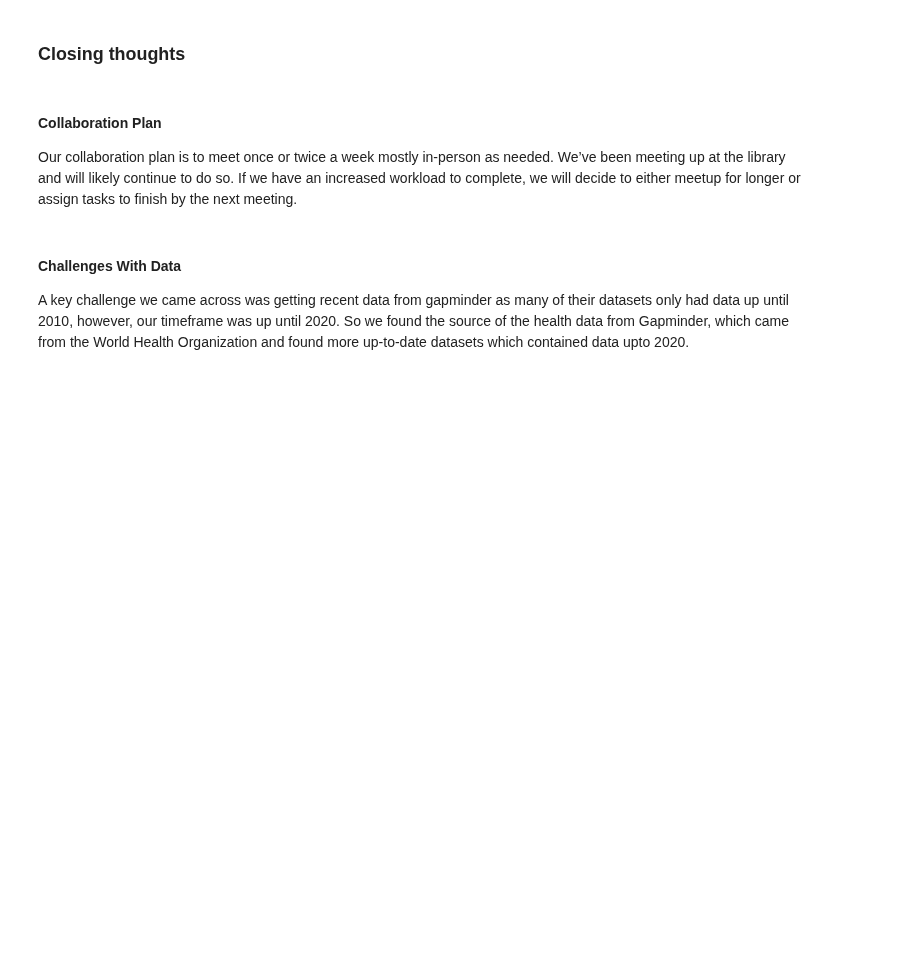
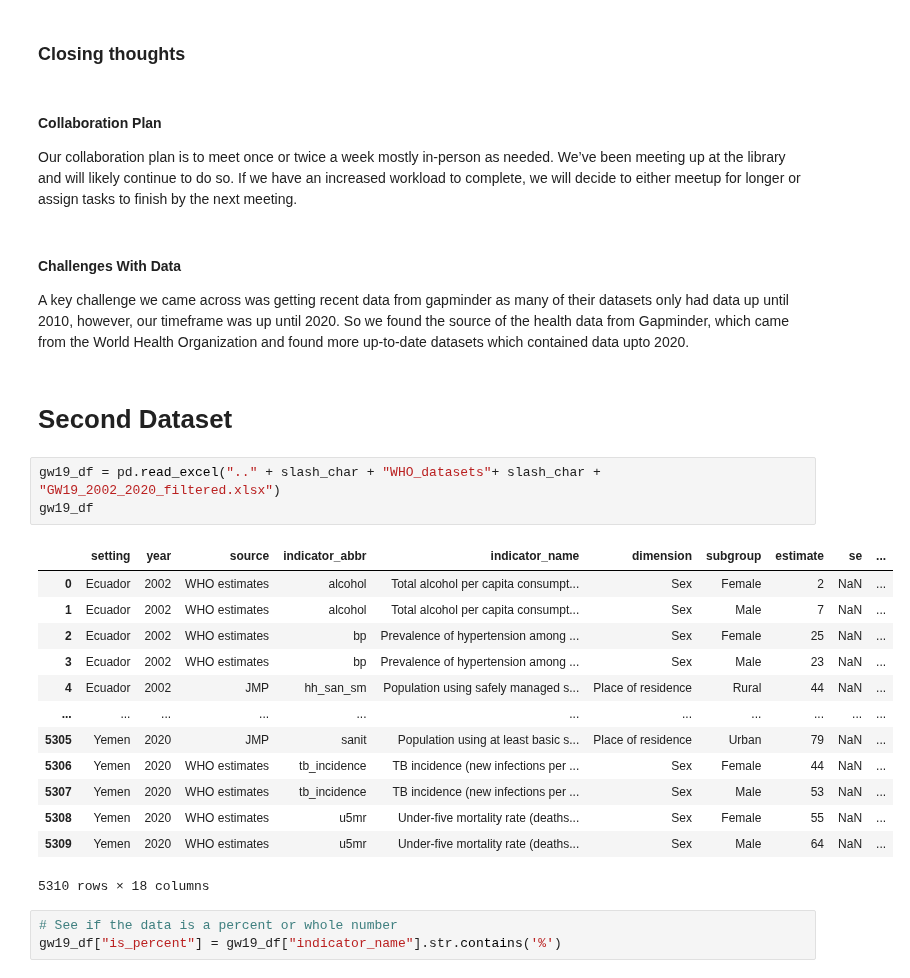
Before and after one commit to chriscallahan99/DataScience_Final_Project, a Jupyter notebook: DS_Milestone_1.ipynb, the cells around one changed output. Saved outputs shown, nothing was run; the diff lists cells and outputs as text; blank space fills up the shorter version.

```diff
--- a/DS_Milestone_1.ipynb
+++ b/DS_Milestone_1.ipynb
@@ -251,3 +269,25 @@ Our collaboration plan is to meet once or twice a week mostly in-person as neede
 #### Challenges With Data
 
 A key challenge we came across was getting recent data from gapminder as many of their datasets only had data up until 2010, however, our timeframe was up until 2020. So we found the source of the health data from Gapminder, which came from the World Health Organization and found more up-to-date datasets which contained data upto 2020.
+# %% [markdown]
+# Second Dataset
+# %%
+gw19_df = pd.read_excel(".." + slash_char + "WHO_datasets"+ slash_char + "GW19_2002_2020_filtered.xlsx")
+gw19_df
+# %% [output]
+|  | setting | year | source | indicator_abbr | indicator_name | dimension | subgroup | estimate | se | ... |
+| 0 | Ecuador | 2002 | WHO estimates | alcohol | Total alcohol per capita consumpt... | Sex | Female | 2 | NaN | ... |
+| 1 | Ecuador | 2002 | WHO estimates | alcohol | Total alcohol per capita consumpt... | Sex | Male | 7 | NaN | ... |
+| 2 | Ecuador | 2002 | WHO estimates | bp | Prevalence of hypertension among ... | Sex | Female | 25 | NaN | ... |
+| 3 | Ecuador | 2002 | WHO estimates | bp | Prevalence of hypertension among ... | Sex | Male | 23 | NaN | ... |
+| 4 | Ecuador | 2002 | JMP | hh_san_sm | Population using safely managed s... | Place of residence | Rural | 44 | NaN | ... |
+| ... | ... | ... | ... | ... | ... | ... | ... | ... | ... | ... |
+| 5305 | Yemen | 2020 | JMP | sanit | Population using at least basic s... | Place of residence | Urban | 79 | NaN | ... |
+| 5306 | Yemen | 2020 | WHO estimates | tb_incidence | TB incidence (new infections per ... | Sex | Female | 44 | NaN | ... |
+| 5307 | Yemen | 2020 | WHO estimates | tb_incidence | TB incidence (new infections per ... | Sex | Male | 53 | NaN | ... |
+| 5308 | Yemen | 2020 | WHO estimates | u5mr | Under-five mortality rate (deaths... | Sex | Female | 55 | NaN | ... |
+| 5309 | Yemen | 2020 | WHO estimates | u5mr | Under-five mortality rate (deaths... | Sex | Male | 64 | NaN | ... |
+5310 rows × 18 columns
+# %%
+# See if the data is a percent or whole number
+gw19_df["is_percent"] = gw19_df["indicator_name"].str.contains('%')
```
Also changed, not shown: parts of 2 cells of this notebook.
